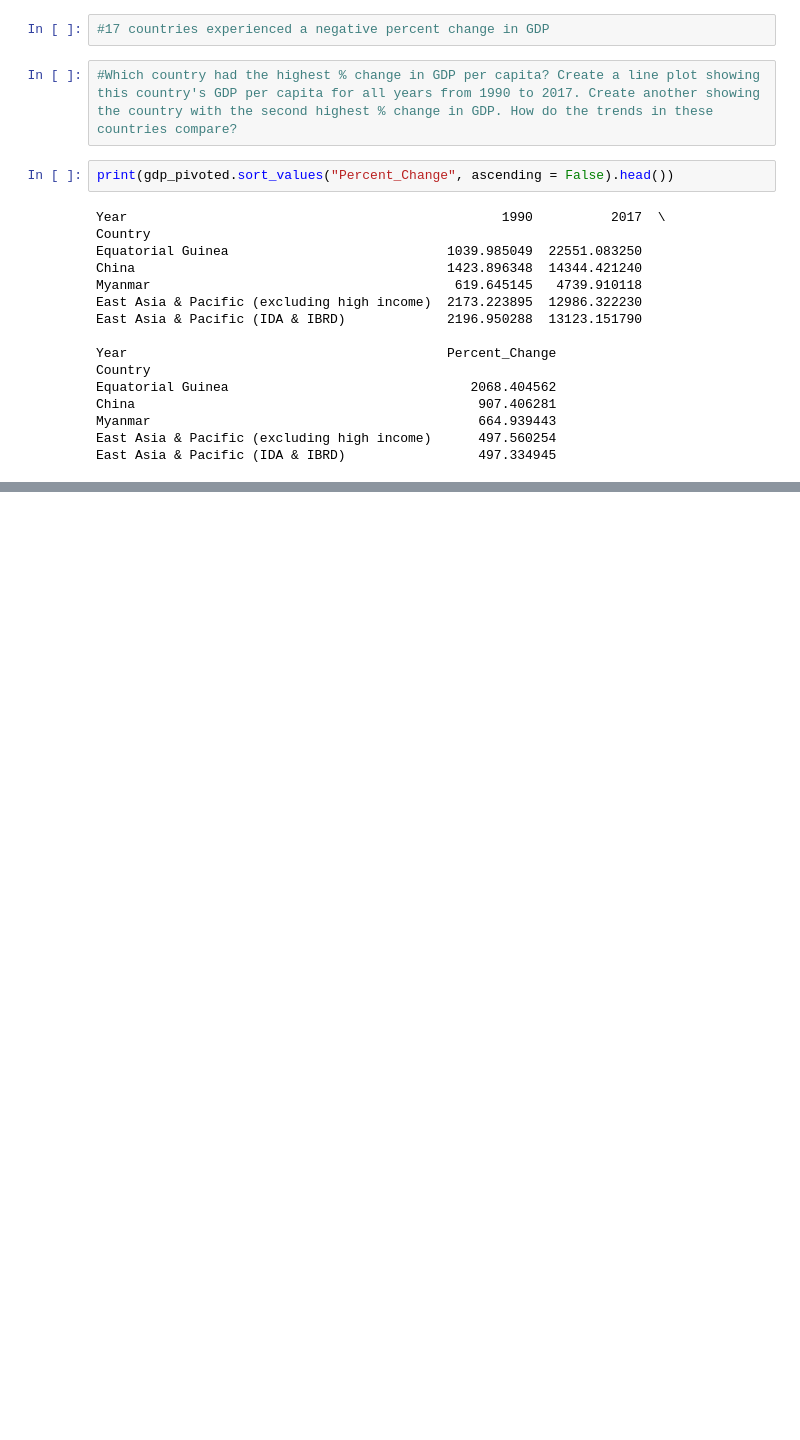
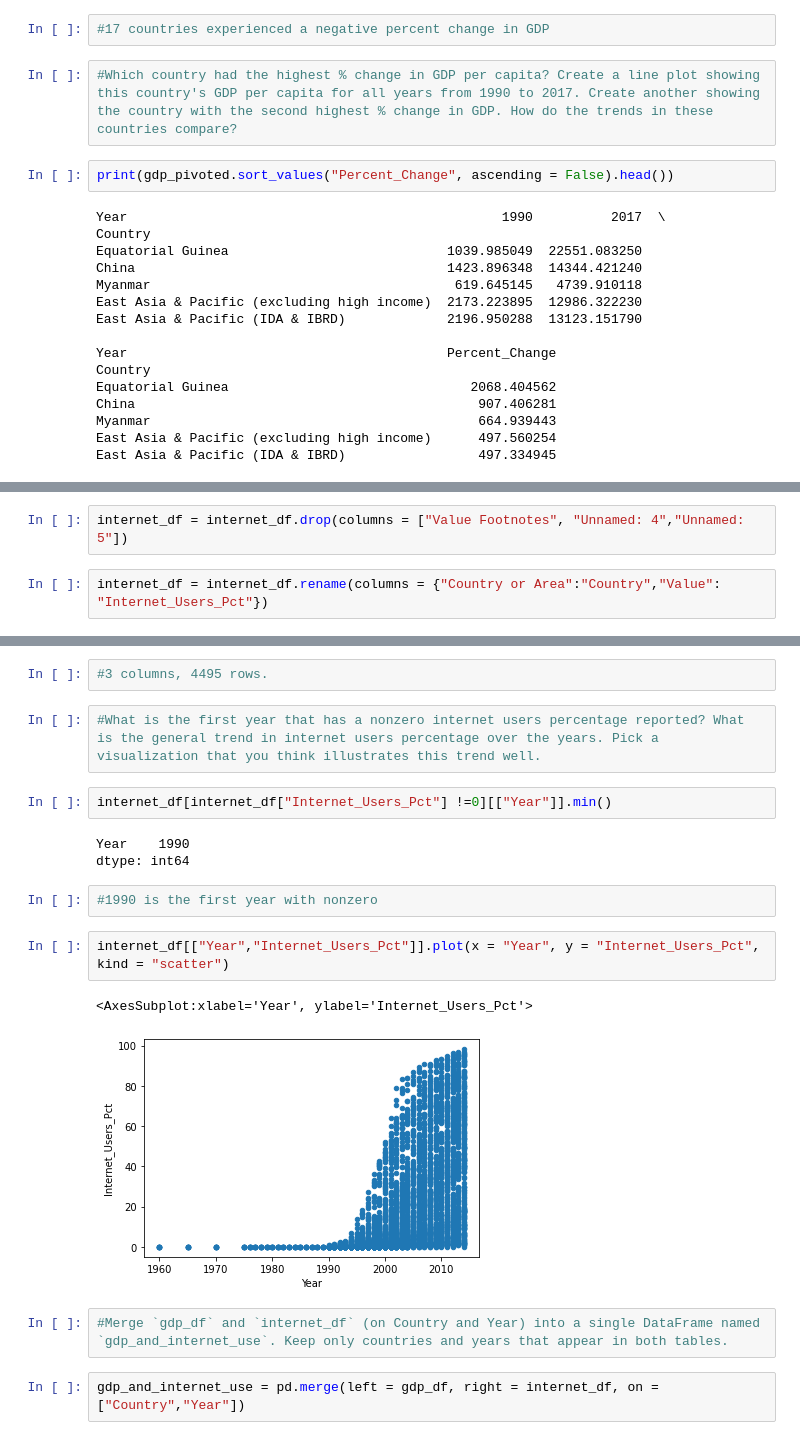
Before and after one commit to nss-data-science-cohort-5/un_exploration-jacob-parks98, a Jupyter notebook: notebooks/UN_Data_Exploration.ipynb, the cells around one changed output, grey strips where cells are left out. Drawn from its saved outputs; the diff is of its cells as text; blank space fills up the shorter version.

```diff
--- a/notebooks/UN_Data_Exploration.ipynb
+++ b/notebooks/UN_Data_Exploration.ipynb
@@ -410,0 +410,4 @@ internet_df.drop(columns = "Value Footnotes")
+# %%
+internet_df = internet_df.drop(columns = ["Value Footnotes", "Unnamed: 4","Unnamed: 5"])
+# %%
+internet_df = internet_df.rename(columns = {"Country or Area":"Country","Value": "Internet_Users_Pct"})
@@ -410,0 +445,20 @@ internet_df.drop(columns = "Value Footnotes")
+# %%
+#3 columns, 4495 rows.
+# %%
+#What is the first year that has a nonzero internet users percentage reported? What is the general trend in internet users percentage over the years. Pick a visualization that you think illustrates this trend well.
+# %%
+internet_df[internet_df["Internet_Users_Pct"] !=0][["Year"]].min()
+# %% [output]
+Year    1990
+dtype: int64
+# %%
+#1990 is the first year with nonzero
+# %%
+internet_df[["Year","Internet_Users_Pct"]].plot(x = "Year", y = "Internet_Users_Pct", kind = "scatter")
+# %% [output]
+<AxesSubplot:xlabel='Year', ylabel='Internet_Users_Pct'>
+[figure, added]
+# %%
+#Merge `gdp_df` and `internet_df` (on Country and Year) into a single DataFrame named `gdp_and_internet_use`. Keep only countries and years that appear in both tables.
+# %%
+gdp_and_internet_use = pd.merge(left = gdp_df, right = internet_df, on = ["Country","Year"])
```
Also changed, not shown: parts of 65 cells of this notebook.
